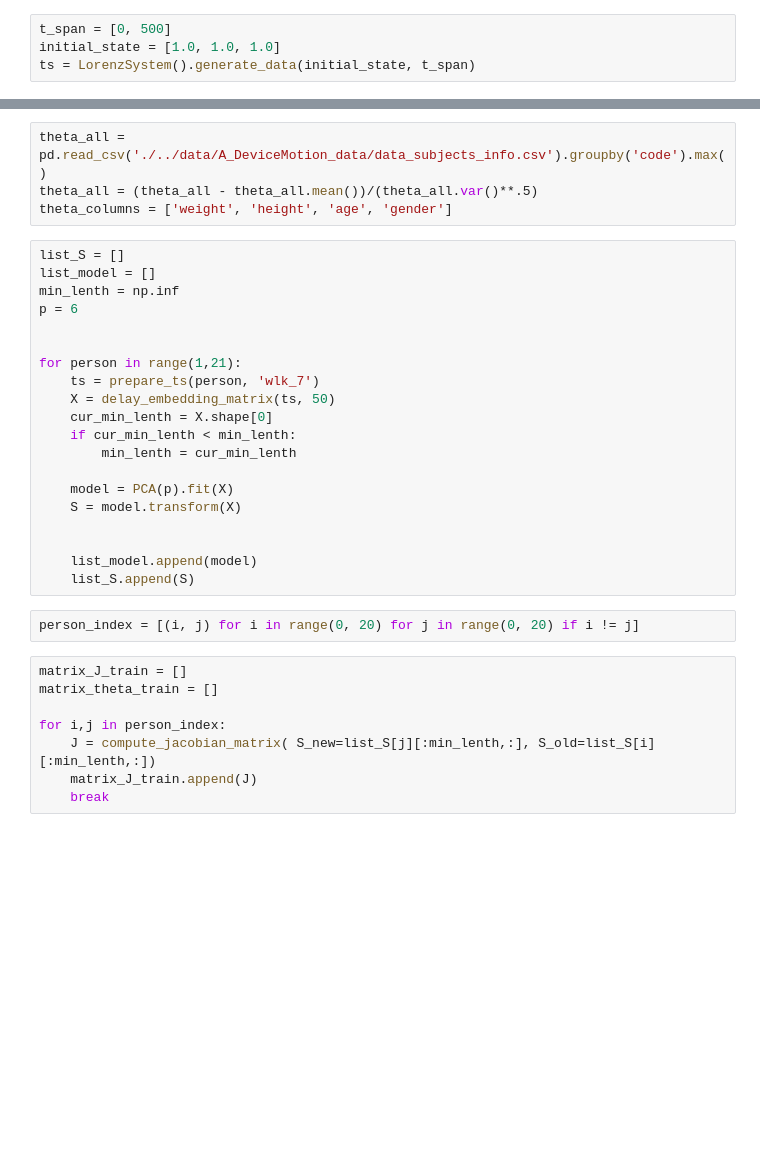
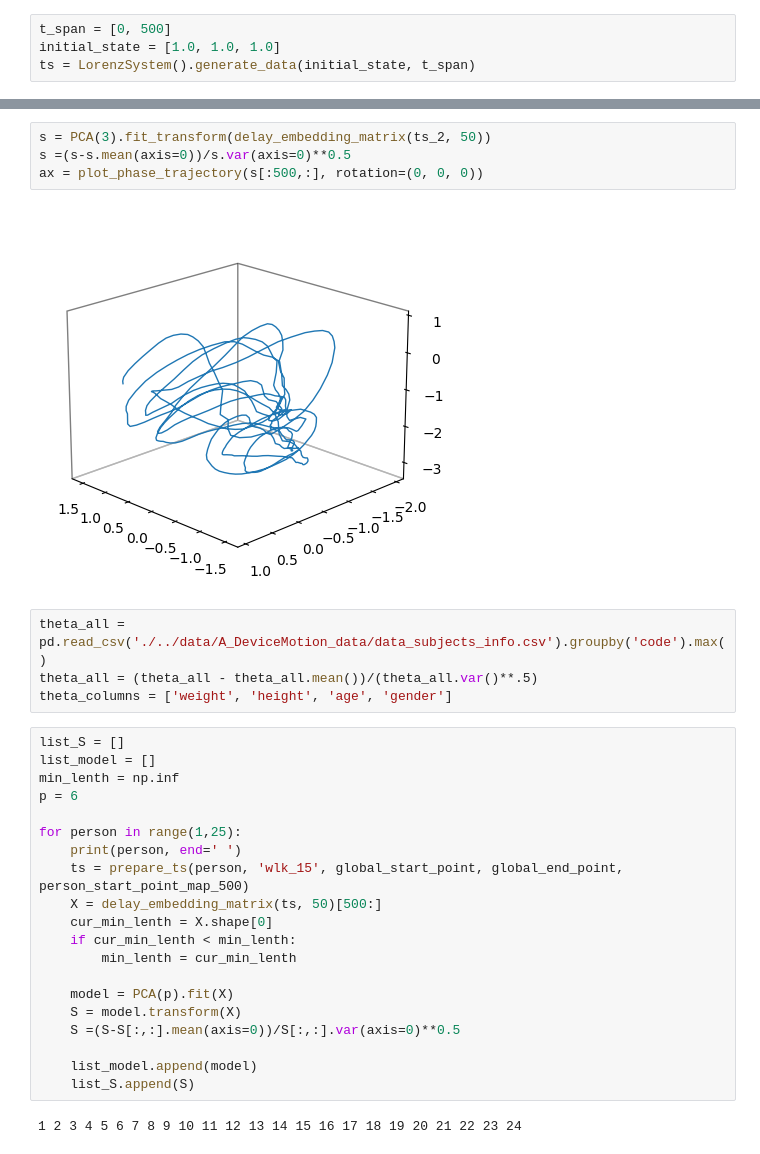
Before and after one commit to Denis-Tihonov/ts-phase-space-approx, a Jupyter notebook: notebook/1_accelerometer_data_experimant.ipynb, the cells around one changed output, grey strips where cells are left out. Drawn from its saved outputs; the diff is of its cells as text; blank space fills up the shorter version.

```diff
--- a/notebook/1_accelerometer_data_experimant.ipynb
+++ b/notebook/1_accelerometer_data_experimant.ipynb
@@ -165,3 +186,9 @@ ax = plot_phase_trajectory(PCA(5).fit_transform(delay_embedding_matrix(ts_2, 50)
+# %%
+s = PCA(3).fit_transform(delay_embedding_matrix(ts_2, 50))
+s =(s-s.mean(axis=0))/s.var(axis=0)**0.5
+ax = plot_phase_trajectory(s[:500,:], rotation=(0, 0, 0))
+# %% [output]
+[figure, added]
 # %%
 theta_all =  pd.read_csv('./../data/A_DeviceMotion_data/data_subjects_info.csv').groupby('code').max()
 theta_all = (theta_all - theta_all.mean())/(theta_all.var()**.5)
@@ -172,27 +199,19 @@ list_model = []
 min_lenth = np.inf
 p = 6
 
-
-for person in range(1,21):
-    ts = prepare_ts(person, 'wlk_7')
-    X = delay_embedding_matrix(ts, 50)
+for person in range(1,25):
+    print(person, end=' ')
+    ts = prepare_ts(person, 'wlk_15', global_start_point, global_end_point, person_start_point_map_500)
+    X = delay_embedding_matrix(ts, 50)[500:]
     cur_min_lenth = X.shape[0]
     if cur_min_lenth < min_lenth:
         min_lenth = cur_min_lenth
 
     model = PCA(p).fit(X)
     S = model.transform(X)
-
+    S =(S-S[:,:].mean(axis=0))/S[:,:].var(axis=0)**0.5
 
     list_model.append(model)
     list_S.append(S)
+# %% [output]
+1 2 3 4 5 6 7 8 9 10 11 12 13 14 15 16 17 18 19 20 21 22 23 24
-# %%
-person_index = [(i, j) for i in range(0, 20) for j in range(0, 20) if i != j]
-# %%
-matrix_J_train = []
-matrix_theta_train = []
-
-for i,j in person_index:
-    J = compute_jacobian_matrix( S_new=list_S[j][:min_lenth,:], S_old=list_S[i][:min_lenth,:])
-    matrix_J_train.append(J)
-    break
```
Also changed, not shown: parts of 36 cells of this notebook.
